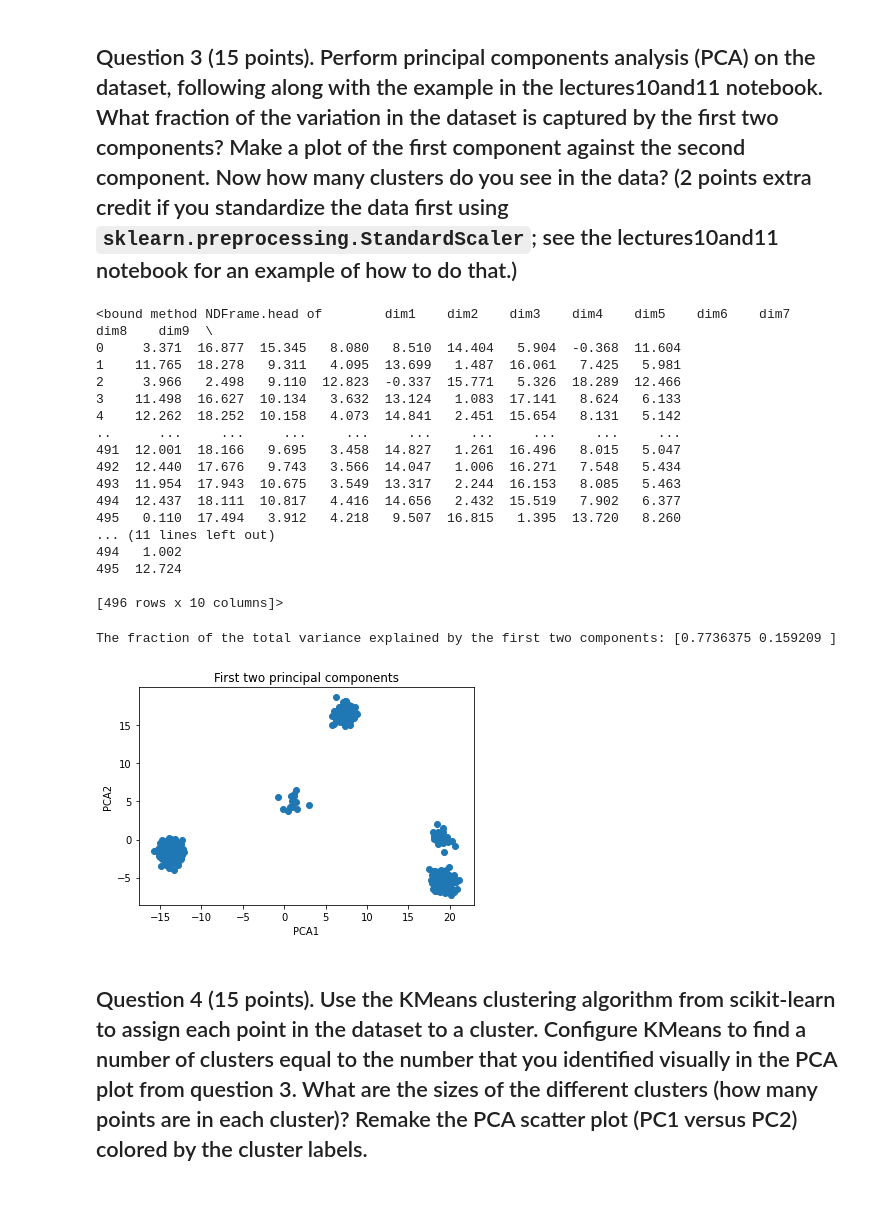
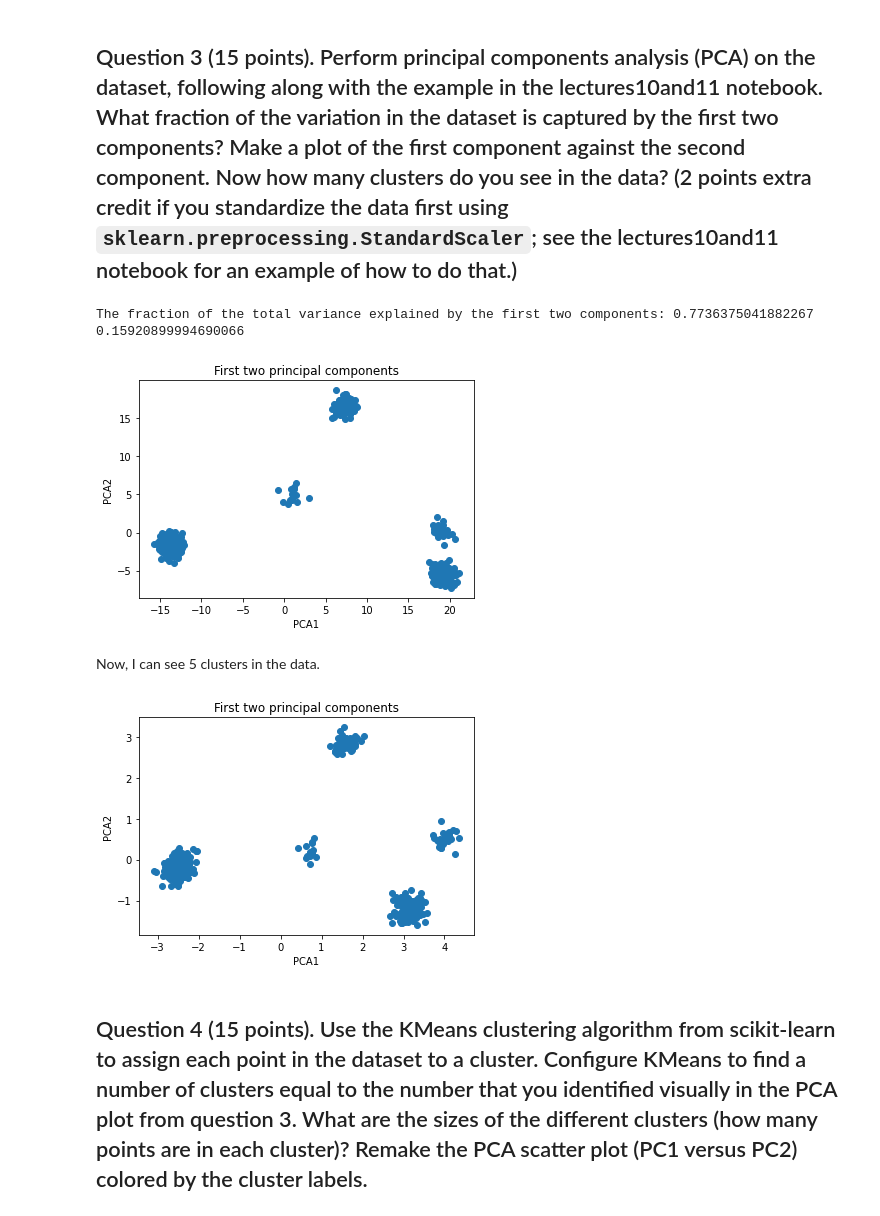
Before and after one commit to boothcl/tfcb_2024, a Jupyter notebook: homeworks/homework05/homework05.ipynb, the cells around one changed output. Saved outputs shown, nothing was run; the diff lists cells and outputs as text; code cells hidden in the pictures.

```diff
--- a/homeworks/homework05/homework05.ipynb
+++ b/homeworks/homework05/homework05.ipynb
@@ -38,26 +39,6 @@ plt.scatter(df['dim1'], df['dim2'])
 There are three clusters
 # %% [markdown]
 ## Question 3 (15 points). Perform principal components analysis (PCA) on the dataset, following along with the example in the lectures10and11 notebook. What fraction of the variation in the dataset is captured by the first two components? Make a plot of the first component against the second component. Now how many clusters do you see in the data? (2 points extra credit if you standardize the data first using `sklearn.preprocessing.StandardScaler`; see the lectures10and11 notebook for an example of how to do that.)
-# %%
-df.head
-# %% [output]
-<bound method NDFrame.head of        dim1    dim2    dim3    dim4    dim5    dim6    dim7    dim8    dim9  \
-0     3.371  16.877  15.345   8.080   8.510  14.404   5.904  -0.368  11.604
-1    11.765  18.278   9.311   4.095  13.699   1.487  16.061   7.425   5.981
-2     3.966   2.498   9.110  12.823  -0.337  15.771   5.326  18.289  12.466
-3    11.498  16.627  10.134   3.632  13.124   1.083  17.141   8.624   6.133
-4    12.262  18.252  10.158   4.073  14.841   2.451  15.654   8.131   5.142
-..      ...     ...     ...     ...     ...     ...     ...     ...     ...
-491  12.001  18.166   9.695   3.458  14.827   1.261  16.496   8.015   5.047
-492  12.440  17.676   9.743   3.566  14.047   1.006  16.271   7.548   5.434
-493  11.954  17.943  10.675   3.549  13.317   2.244  16.153   8.085   5.463
-494  12.437  18.111  10.817   4.416  14.656   2.432  15.519   7.902   6.377
-495   0.110  17.494   3.912   4.218   9.507  16.815   1.395  13.720   8.260
-... (11 lines left out)
-494   1.002
-495  12.724
-
-[496 rows x 10 columns]>
 # %%
 # start by importing the PCA class
 from sklearn.decomposition import PCA
@@ -70,7 +51,8 @@ pca.fit(df)
 
 # 3. look at the model's explained_variance_ratio_ (i.e., pca.explained_variance_ratio_ where pca
 #    is what you called the PCA object) to see how much variance the top two components capture.
-print('The fraction of the total variance explained by the first two components:', pca.explained_variance_ratio_[0:2])
+print('The fraction of the total variance explained by the first two components:', pca.explained_variance_ratio_[0],
+pca.explained_variance_ratio_[1])
 
 # 4. transform the data to a new array, call it "X_pca" (use pca.transform(...) )
 X_pca = pca.transform(df)
@@ -81,8 +63,43 @@ plt.title('First two principal components')
 plt.xlabel('PCA1')
 plt.ylabel('PCA2');
 # %% [output]
-The fraction of the total variance explained by the first two components: [0.7736375 0.159209 ]
+The fraction of the total variance explained by the first two components: 0.7736375041882267 0.15920899994690066
 [figure]
+# %% [markdown]
+Now, I can see 5 clusters in the data.
+# %%
+# EXTRA CREDIT: standardize data first
+
+from sklearn.preprocessing import StandardScaler
+
+# Step 1: create the sklearn object
+scaler = StandardScaler()
+
+# Step 2: fit the model (in this case, that means estimating the mean and variance)
+scaler.fit(df)
+
+# Step 3: apply the fitted model to transform the data (in this case,
+#  that means subtract the mean and divide by the standard deviation)
+X_df_scaled = scaler.transform(df)
+
+# Now do PCA!
+
+# Step 1: create PCA model
+pca2 = PCA(n_components=10)
+
+# Step 2: solve for PCs
+pca2.fit(X_df_scaled)
+
+# Step 3: transform the data to the new PC coordinate system
+X_pca2 = pca2.transform(X_df_scaled)
+
+# 5. Plot the first two components
+plt.scatter(X_pca2[:,0], X_pca2[:,1])
+plt.title('First two principal components')
+plt.xlabel('PCA1')
+plt.ylabel('PCA2');
+# %% [output]
+[figure, added]
 # %% [markdown]
 ## Question 4 (15 points). Use the KMeans clustering algorithm from scikit-learn to assign each point in the dataset to a cluster. Configure KMeans to find a number of clusters equal to the number that you identified visually in the PCA plot from question 3. What are the sizes of the different clusters (how many points are in each cluster)? Remake the PCA scatter plot (PC1 versus PC2) colored by the cluster labels.
 # %%
```
Also changed, not shown: parts of 8 cells of this notebook.
